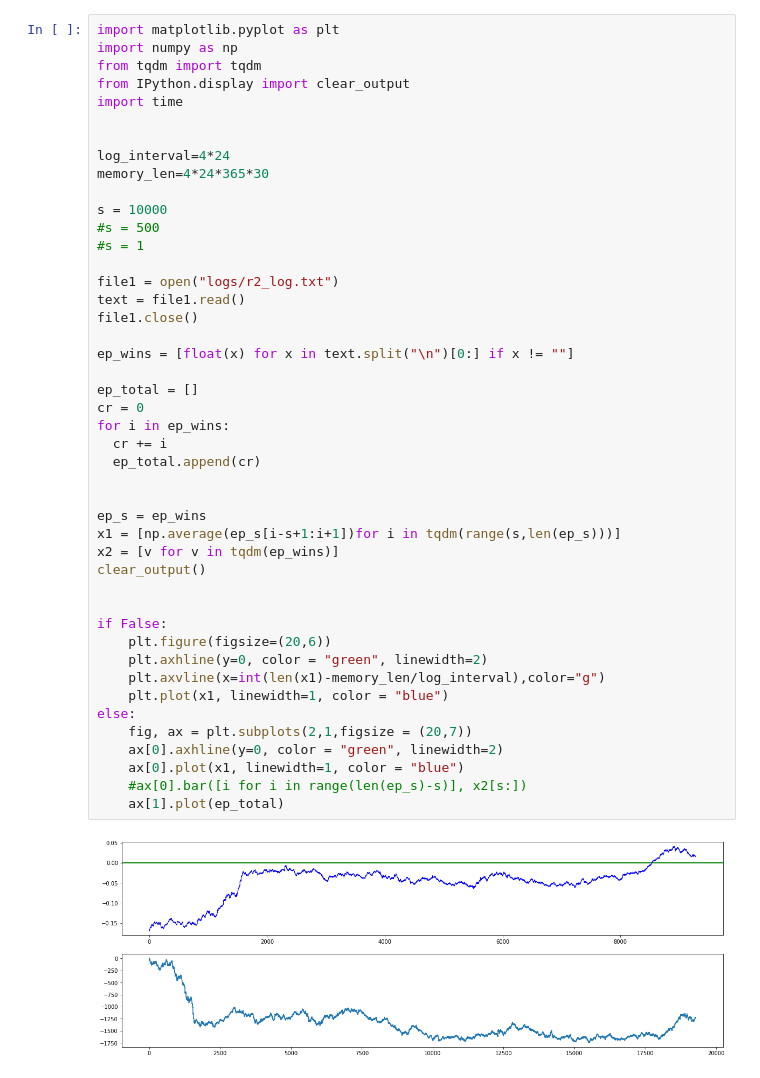
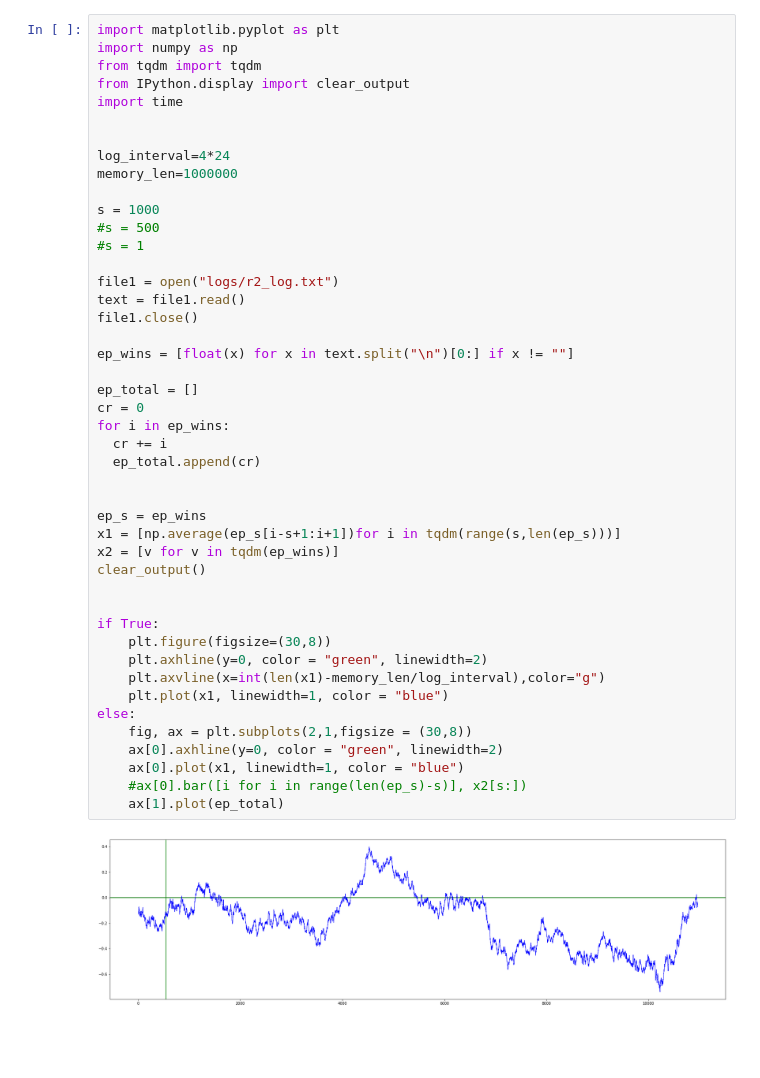
Before and after one commit to dercodeKoenig/dqn_trading_4.0, a Jupyter notebook: visualization.ipynb, the cells around one changed output. Cells and saved outputs as stored; diff of their text form; blank space fills up the shorter version.

```diff
--- a/visualization.ipynb
+++ b/visualization.ipynb
@@ -7,44 +7,44 @@ import time
 
 
 log_interval=4*24
-memory_len=4*24*365*30
+memory_len=1000000
 
-s = 10000
+s = 1000
 #s = 500
 #s = 1
 
 file1 = open("logs/r2_log.txt")
 text = file1.read()
 file1.close()
 
 ep_wins = [float(x) for x in text.split("\n")[0:] if x != ""]
 
 ep_total = []
 cr = 0
 for i in ep_wins:
   cr += i
   ep_total.append(cr)
 
 
 ep_s = ep_wins
 x1 = [np.average(ep_s[i-s+1:i+1])for i in tqdm(range(s,len(ep_s)))]
 x2 = [v for v in tqdm(ep_wins)]
 clear_output()
 
 
-if False:
-    plt.figure(figsize=(20,6))
+if True:
+    plt.figure(figsize=(30,8))
     plt.axhline(y=0, color = "green", linewidth=2)
     plt.axvline(x=int(len(x1)-memory_len/log_interval),color="g")
     plt.plot(x1, linewidth=1, color = "blue")
 else:
-    fig, ax = plt.subplots(2,1,figsize = (20,7))
+    fig, ax = plt.subplots(2,1,figsize = (30,8))
     ax[0].axhline(y=0, color = "green", linewidth=2)
     ax[0].plot(x1, linewidth=1, color = "blue")
     #ax[0].bar([i for i in range(len(ep_s)-s)], x2[s:])
     ax[1].plot(ep_total)
 # %% [output]
-[figure, old version]
+[figure, new version]
 # %%
 
 file1 = open("logs/rewards_log.txt")
```
Also changed, not shown: parts of 2 cells of this notebook, 9 other files.
